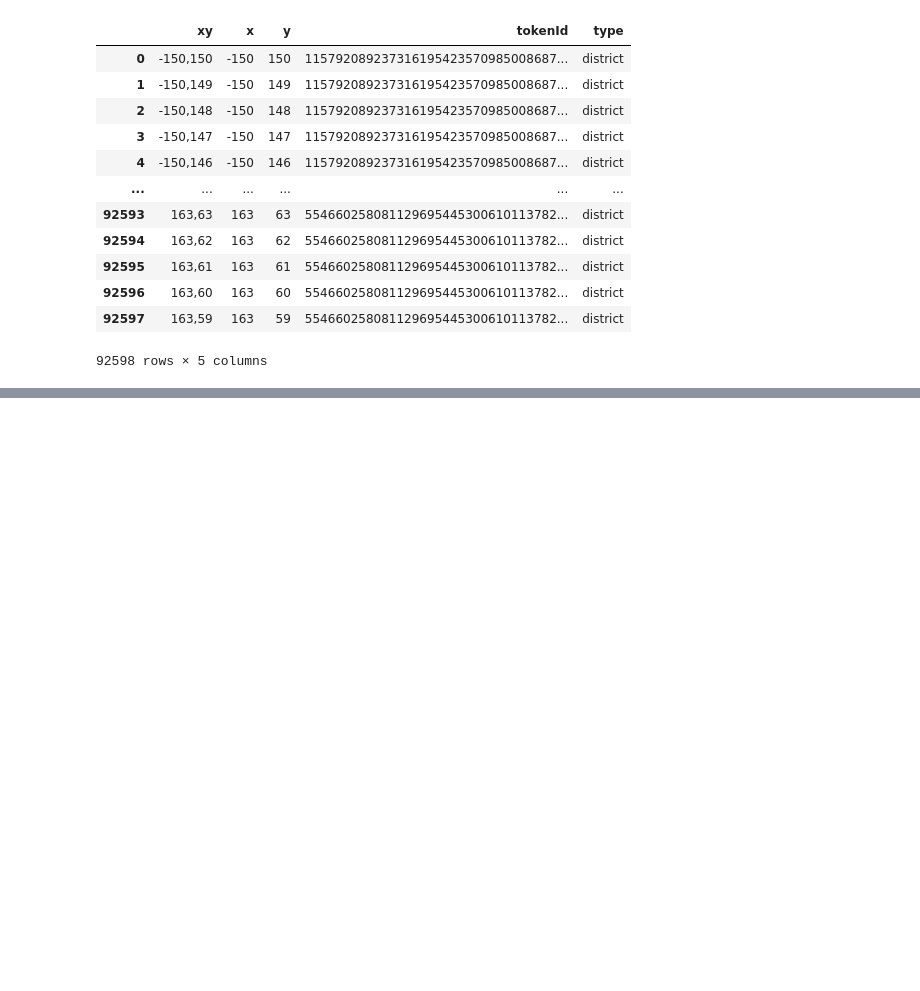
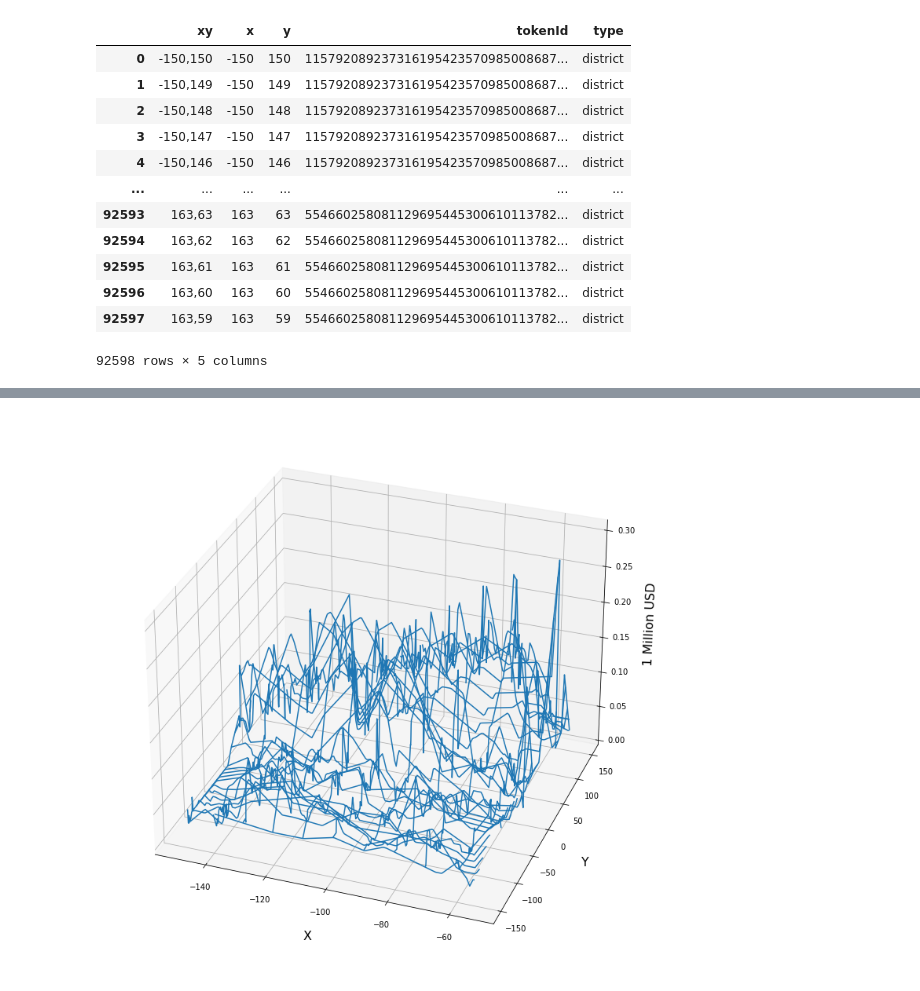
Before and after one commit to eurobae/decentraland-analytics, a Jupyter notebook: 01-EDA.ipynb, the cells around one changed output, grey strips where cells are left out. Cells and saved outputs as stored; diff of their text form; code cells hidden in the pictures; blank space fills up the shorter version.

```diff
--- a/01-EDA.ipynb
+++ b/01-EDA.ipynb
@@ -132,0 +185,29 @@ Name: asset.token_id, Length: 208, dtype: int64
+# %%
+fig = plt.figure(figsize=(10,10))
+ax = plt.axes(projection="3d")
+
+X = tmp.x
+Y = tmp.y
+Z = np.round(tmp["avg_price_usd"] / 10**6,2)
+
+xi = np.linspace(X.min(), X.max(), (X.max()-X.min()+1)*2)
+yi = np.linspace(Y.min(), Y.max(), (Y.max()-Y.min()+1)*2)
+zi = griddata((X,Y), Z, (xi[None,:], yi[:,None]), method="linear")
+xi, yi = np.meshgrid(xi, yi)
+
+ax.plot_wireframe(xi, yi, zi, rstride=20, cstride=20)
+
+ax.set_xlabel("X", fontsize=16)
+ax.set_ylabel("Y", fontsize=16)
+ax.set_zlabel("1 Million USD", fontsize=16)
+ax.set_zlim(0,)
+
+ax.tick_params(axis='both', which='major', pad=8)
+ax.xaxis.labelpad, ax.yaxis.labelpad, ax.zaxis.labelpad = 20, 20, 20
+ax.view_init(30, 290)
+
+plt.tight_layout()
+# plt.savefig("lands_181920.png", dpi=300)
+plt.show()
+# %% [output]
+[figure, added]
```
Also changed, not shown: parts of 16 cells of this notebook.
